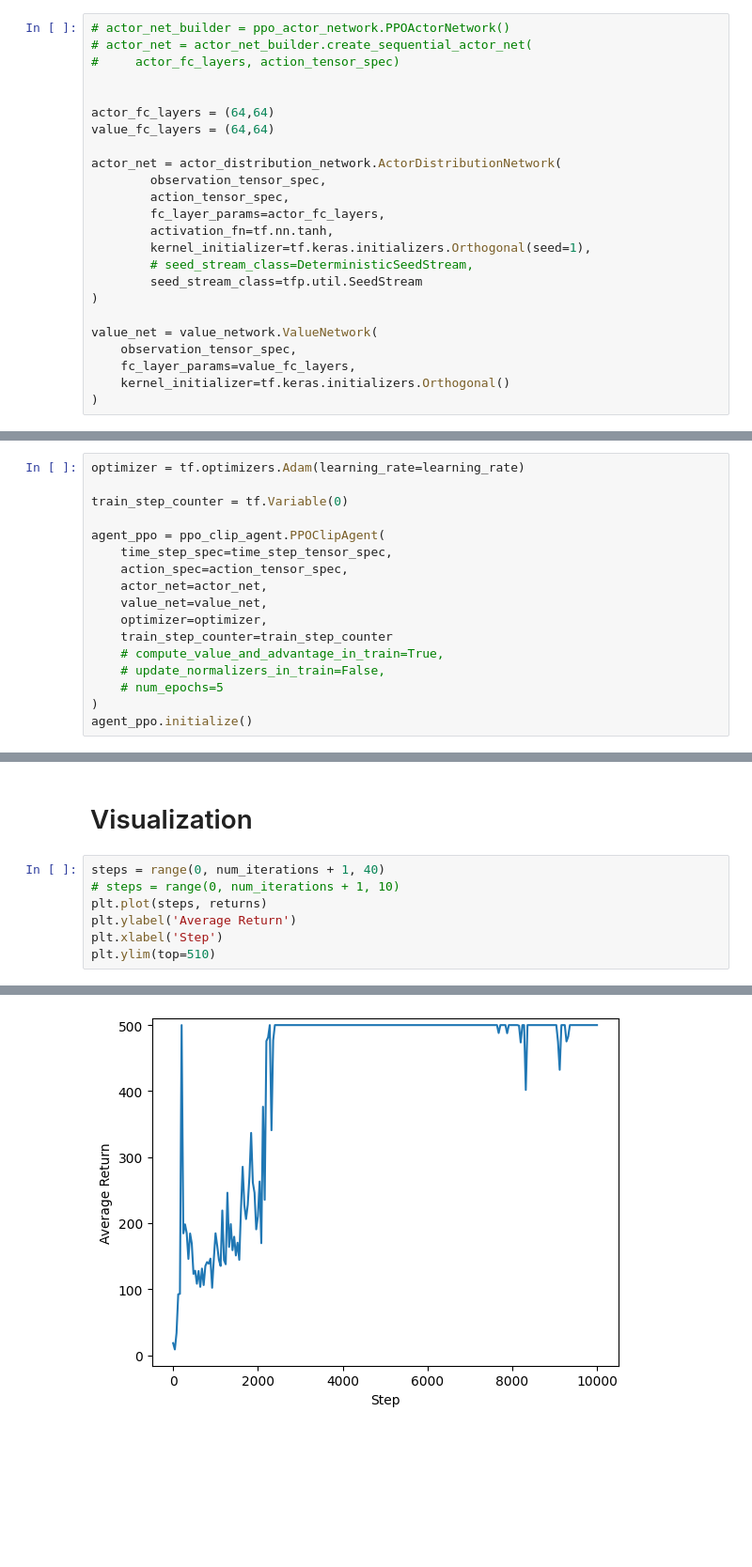
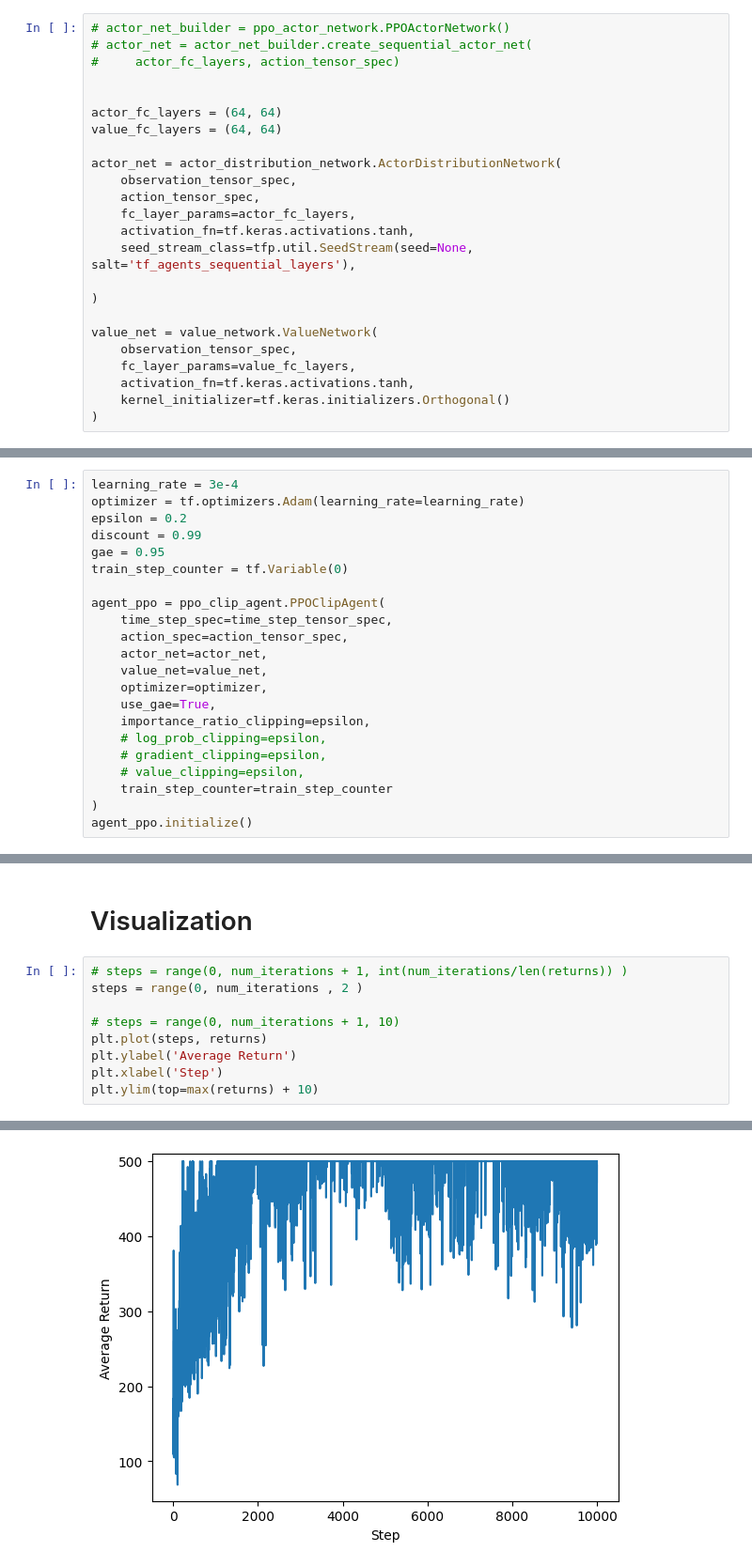
Before and after one commit to gdribeiro/learning-tg-agents, a Jupyter notebook: PPO_Clipped_cartpole.ipynb, the cells around one changed output, grey strips where cells are left out. Shown at 94% size. Cells and saved outputs as stored; diff of their text form; blank space fills up the shorter version.

```diff
--- a/PPO_Clipped_cartpole.ipynb
+++ b/PPO_Clipped_cartpole.ipynb
@@ -146,22 +113,22 @@ Netowork
 #     actor_fc_layers, action_tensor_spec)
 
 
-actor_fc_layers = (64,64)
-value_fc_layers = (64,64)
+actor_fc_layers = (64, 64)
+value_fc_layers = (64, 64)
 
 actor_net = actor_distribution_network.ActorDistributionNetwork(
-        observation_tensor_spec,
-        action_tensor_spec,
-        fc_layer_params=actor_fc_layers,
-        activation_fn=tf.nn.tanh,
-        kernel_initializer=tf.keras.initializers.Orthogonal(seed=1),
-        # seed_stream_class=DeterministicSeedStream,
-        seed_stream_class=tfp.util.SeedStream
+    observation_tensor_spec,
+    action_tensor_spec,
+    fc_layer_params=actor_fc_layers,
+    activation_fn=tf.keras.activations.tanh,
+    seed_stream_class=tfp.util.SeedStream(seed=None, salt='tf_agents_sequential_layers'),
+
 )
 
 value_net = value_network.ValueNetwork(
     observation_tensor_spec,
     fc_layer_params=value_fc_layers,
+    activation_fn=tf.keras.activations.tanh,
     kernel_initializer=tf.keras.initializers.Orthogonal()
 )
 # %% [markdown]
@@ -183,8 +150,11 @@ TimeStep(
  'reward': TensorSpec(shape=(), dtype=tf.float32, name='reward'),
  'step_type': TensorSpec(shape=(), dtype=tf.int32, name='step_type')})
 # %%
+learning_rate = 3e-4
 optimizer = tf.optimizers.Adam(learning_rate=learning_rate)
-
+epsilon = 0.2
+discount = 0.99
+gae = 0.95
 train_step_counter = tf.Variable(0)
 
 agent_ppo = ppo_clip_agent.PPOClipAgent(
@@ -193,9 +163,11 @@ agent_ppo = ppo_clip_agent.PPOClipAgent(
     actor_net=actor_net,
     value_net=value_net,
     optimizer=optimizer,
+    use_gae=True,
+    importance_ratio_clipping=epsilon,
+    # log_prob_clipping=epsilon,
+    # gradient_clipping=epsilon,
+    # value_clipping=epsilon,
     train_step_counter=train_step_counter
-    # compute_value_and_advantage_in_train=True,
-    # update_normalizers_in_train=False,
-    # num_epochs=5
 )
 agent_ppo.initialize()
@@ -355,10 +316,12 @@ step = 250000: Average Return = 500.000000
 # %% [markdown]
 # Visualization
 # %%
-steps = range(0, num_iterations + 1, 40)
+# steps = range(0, num_iterations + 1, int(num_iterations/len(returns)) )
+steps = range(0, num_iterations , 2 )
+
 # steps = range(0, num_iterations + 1, 10)
 plt.plot(steps, returns)
 plt.ylabel('Average Return')
 plt.xlabel('Step')
-plt.ylim(top=510)
+plt.ylim(top=max(returns) + 10)
 # %% [output]
@@ -366 +329 @@ plt.ylim(top=510)
-[figure, old version]
+[figure, new version]
```
Also changed, not shown: parts of 10 cells of this notebook, 11 other files.
